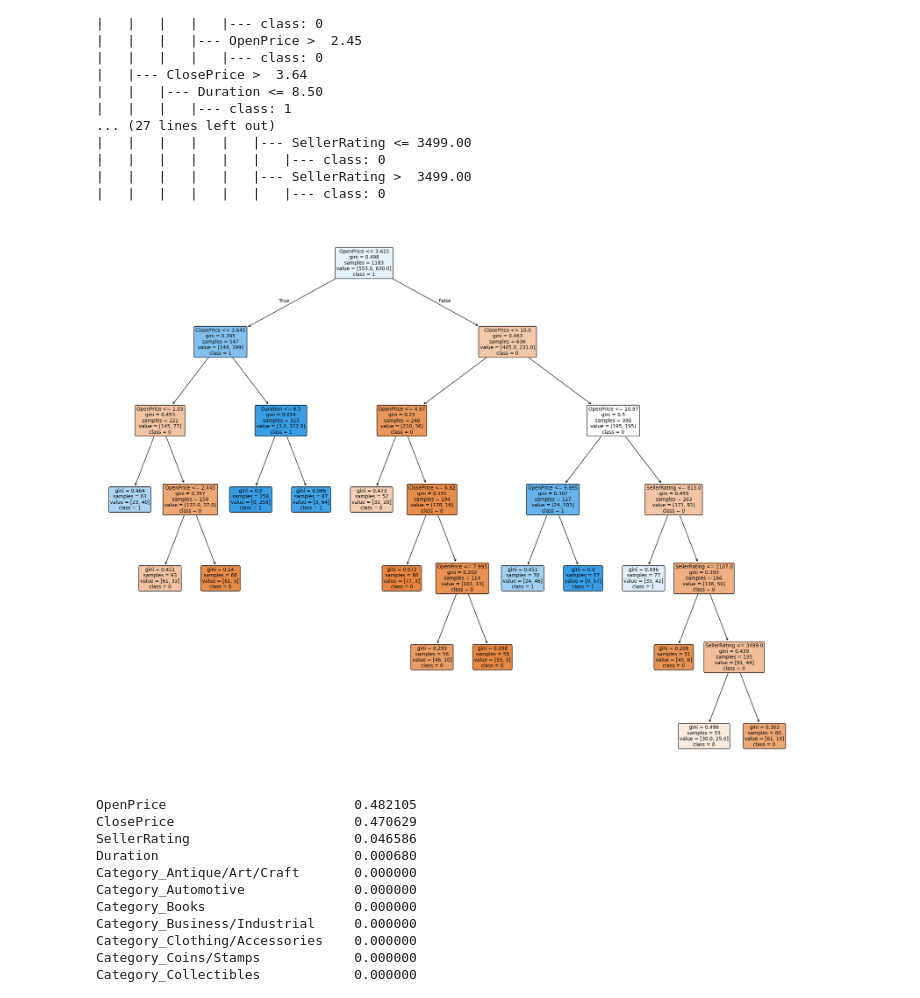
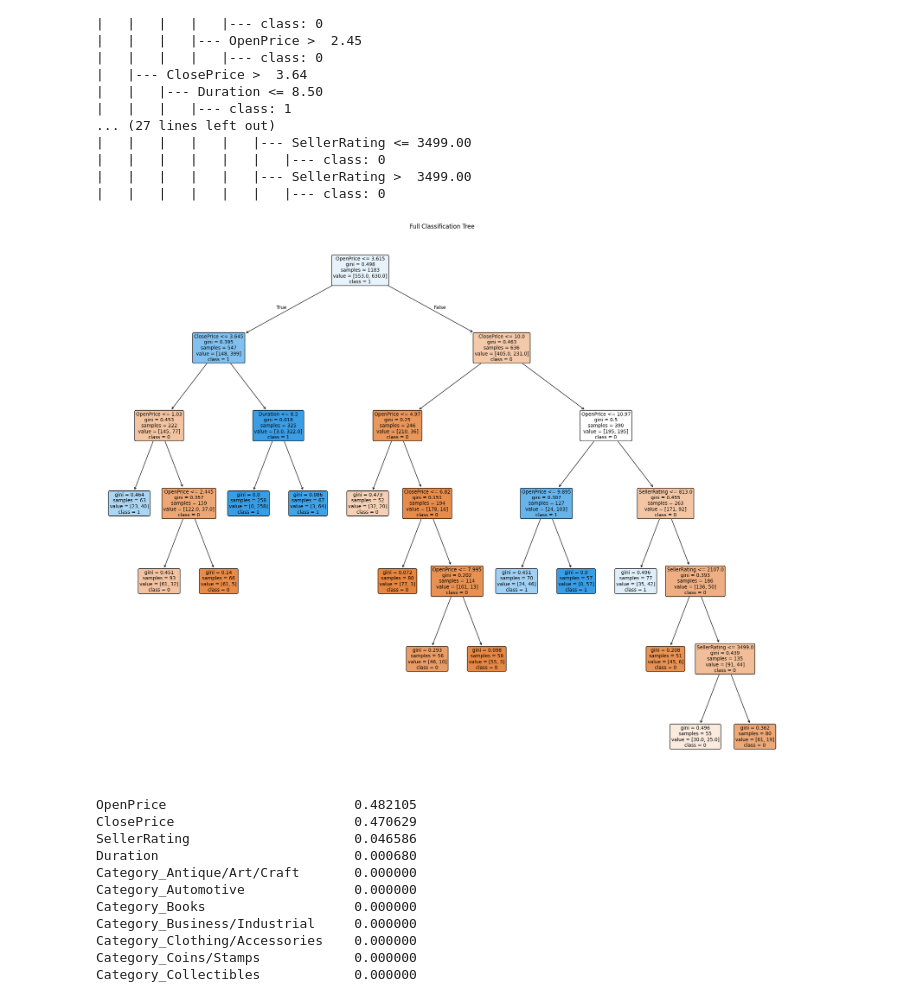
Before and after one commit to sanjxksl/RSM8413_Team17_Asg1, a Jupyter notebook: Team_17_Assignment1_complete.ipynb, the cells around one changed output. Drawn from its saved outputs; the diff is of its cells as text; code cells hidden in the pictures.

```diff
--- a/Team_17_Assignment1_complete.ipynb
+++ b/Team_17_Assignment1_complete.ipynb
@@ -335,11 +344,12 @@ print(text_representation)
 # %%
 fig = plt.figure(figsize=(25,20))
 tree.plot_tree(fullClassTree, feature_names=feature_names, class_names=class_names,
               rounded=True, filled=True)
 %matplotlib inline
+plt.title("Full Classification Tree")
 plt.show()
 # %% [output]
-[figure, old version]
+[figure, new version]
 # %%
 feature_importances = pd.Series(fullClassTree.feature_importances_, index=X_train.columns)
 feature_importances.sort_values(ascending=False)
```
Also changed, not shown: parts of 9 cells of this notebook, 1 other file.
